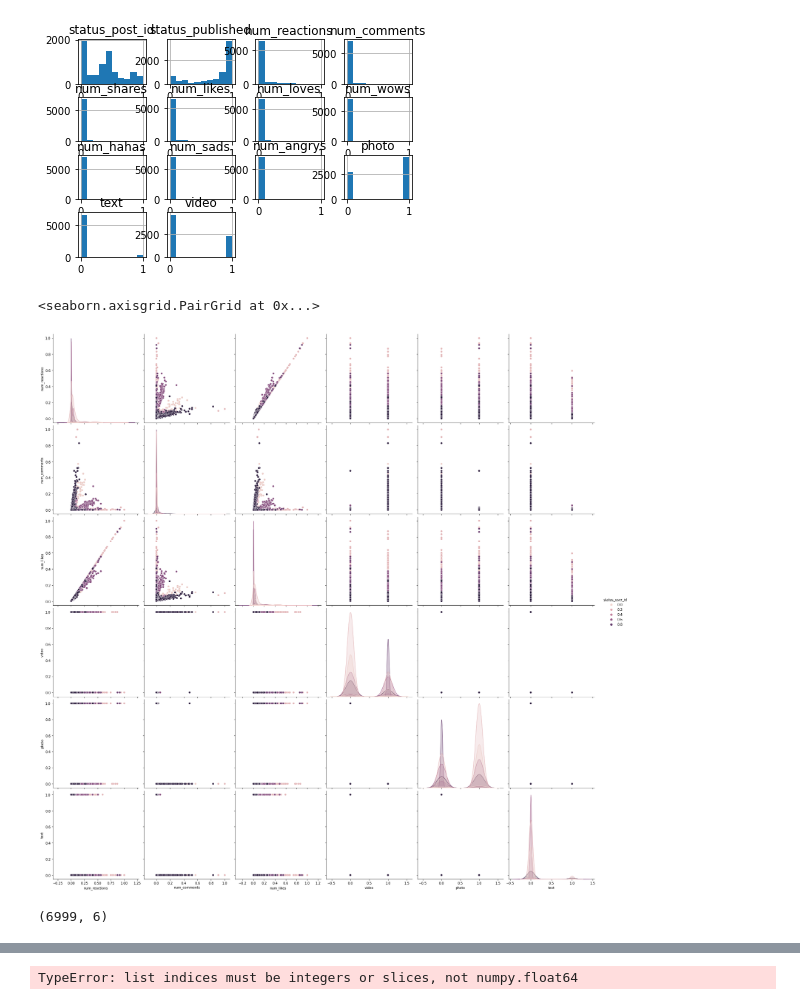
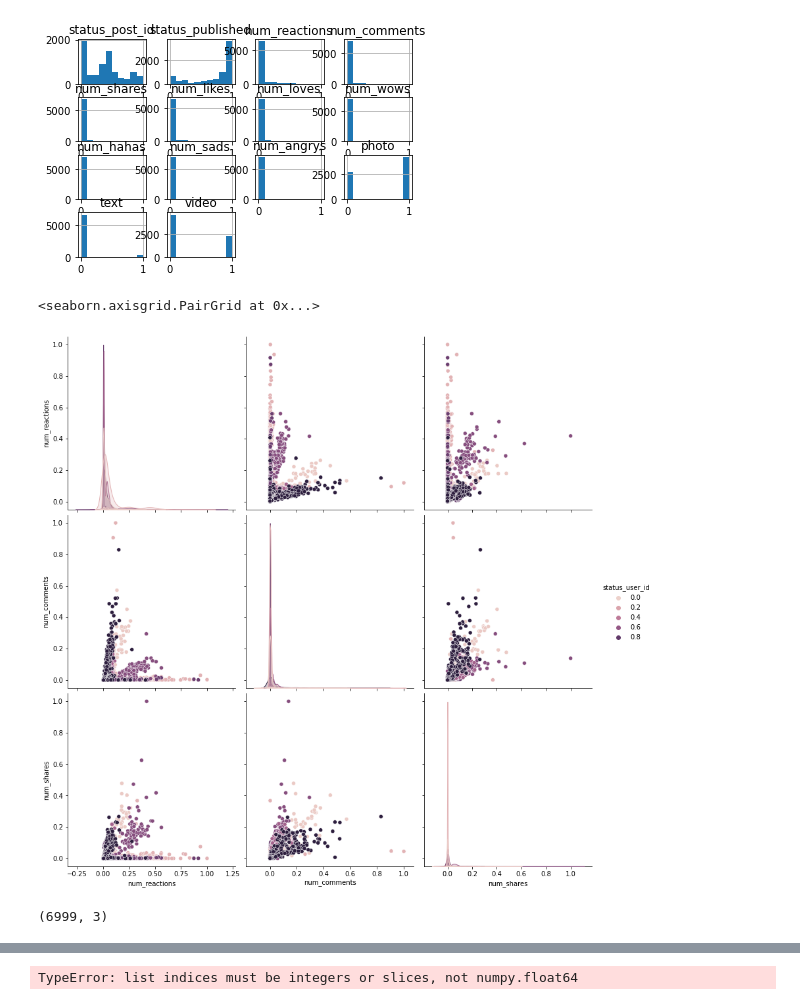
Before and after one commit to David-DataScience/Unsupervised_Learning, a Jupyter notebook: S08.ipynb, the cells around one changed output, grey strips where cells are left out. Cells and saved outputs as stored; diff of their text form; code cells hidden in the pictures.

```diff
--- a/S08.ipynb
+++ b/S08.ipynb
@@ -431,13 +431,14 @@ plt.show()
 # %% [output]
 [figure]
 # %%
-sns.pairplot(data_nm.dropna(), hue='status_user_id',size=4,vars=["num_reactions","num_comments","num_likes","video","photo","text"],kind='scatter')
+sns.pairplot(data_nm.dropna(), hue='status_user_id',size=4,vars=["num_reactions","num_comments","num_shares"],kind='scatter')
 # %% [output]
 <seaborn.axisgrid.PairGrid at 0x...>
-[figure, old version]
+[figure, new version]
 # %%
-X = np.array(data_nm[["num_reactions","num_comments","num_likes","video","photo","text"]])
+#X = np.array(data_nm[["num_reactions","num_comments","num_likes","video","photo","text"]])
+X = np.array(data_nm[["num_reactions","num_comments","num_shares"]])
 y = np.array(data_nm['status_user_id'])
 X.shape
 # %% [output]
-(6999, 6)
+(6999, 3)
```
Also changed, not shown: parts of 29 cells of this notebook.
